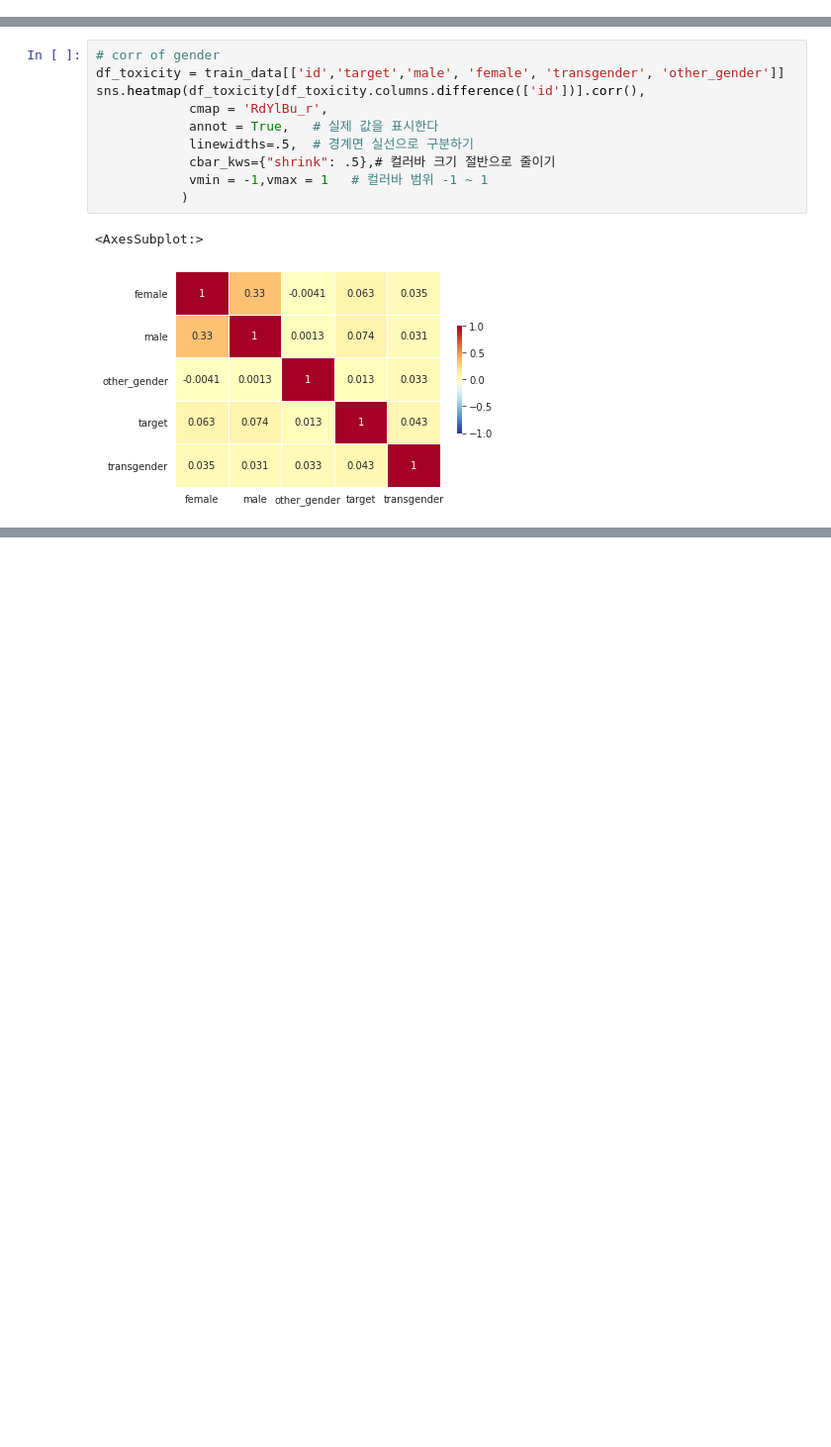
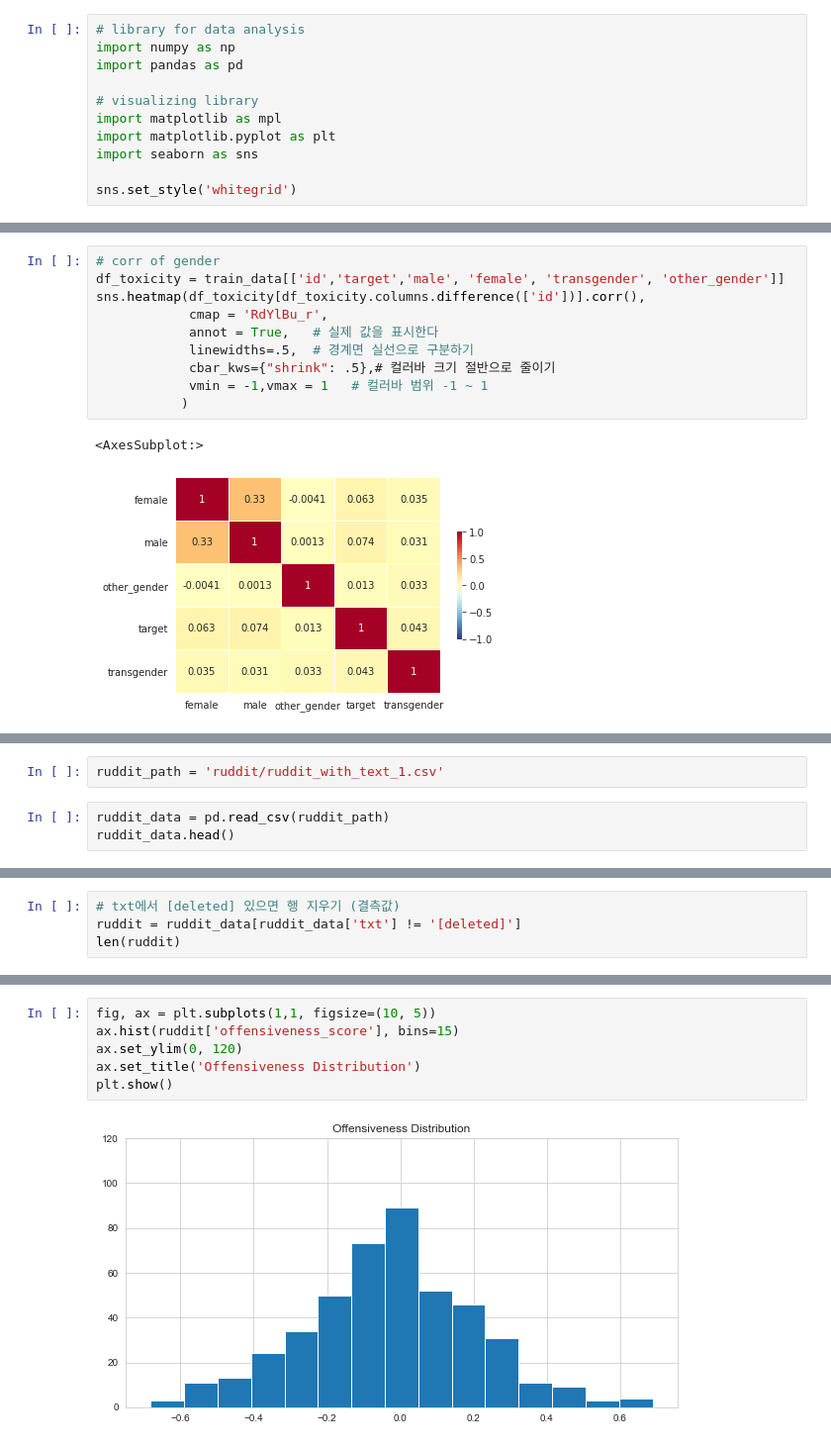
Before and after one commit to team-ok-nlp/jigsaw-toxic-competition, a Jupyter notebook: data/EDA.ipynb, the cells around one changed output, grey strips where cells are left out. Shown at 99% size. Drawn from its saved outputs; the diff is of its cells as text; blank space fills up the shorter version.

```diff
--- a/eda_2nd.ipynb
+++ b/data/EDA.ipynb
@@ -0,0 +3,11 @@
+# %%
+# library for data analysis
+import numpy as np
+import pandas as pd
+
+# visualizing library
+import matplotlib as mpl
+import matplotlib.pyplot as plt
+import seaborn as sns
+
+sns.set_style('whitegrid')
@@ -163,0 +319,5 @@ df.head(100)
+# %%
+ruddit_path = 'ruddit/ruddit_with_text_1.csv'
+# %%
+ruddit_data = pd.read_csv(ruddit_path)
+ruddit_data.head()
@@ -163,0 +339,4 @@ df.head(100)
+# %%
+# txt에서 [deleted] 있으면 행 지우기 (결측값)
+ruddit = ruddit_data[ruddit_data['txt'] != '[deleted]']
+len(ruddit)
@@ -163,0 +372,8 @@ df.head(100)
+# %%
+fig, ax = plt.subplots(1,1, figsize=(10, 5))
+ax.hist(ruddit['offensiveness_score'], bins=15)
+ax.set_ylim(0, 120)
+ax.set_title('Offensiveness Distribution')
+plt.show()
+# %% [output]
+[figure, added]
```
Also changed, not shown: parts of 24 cells of this notebook, 5 other files.
